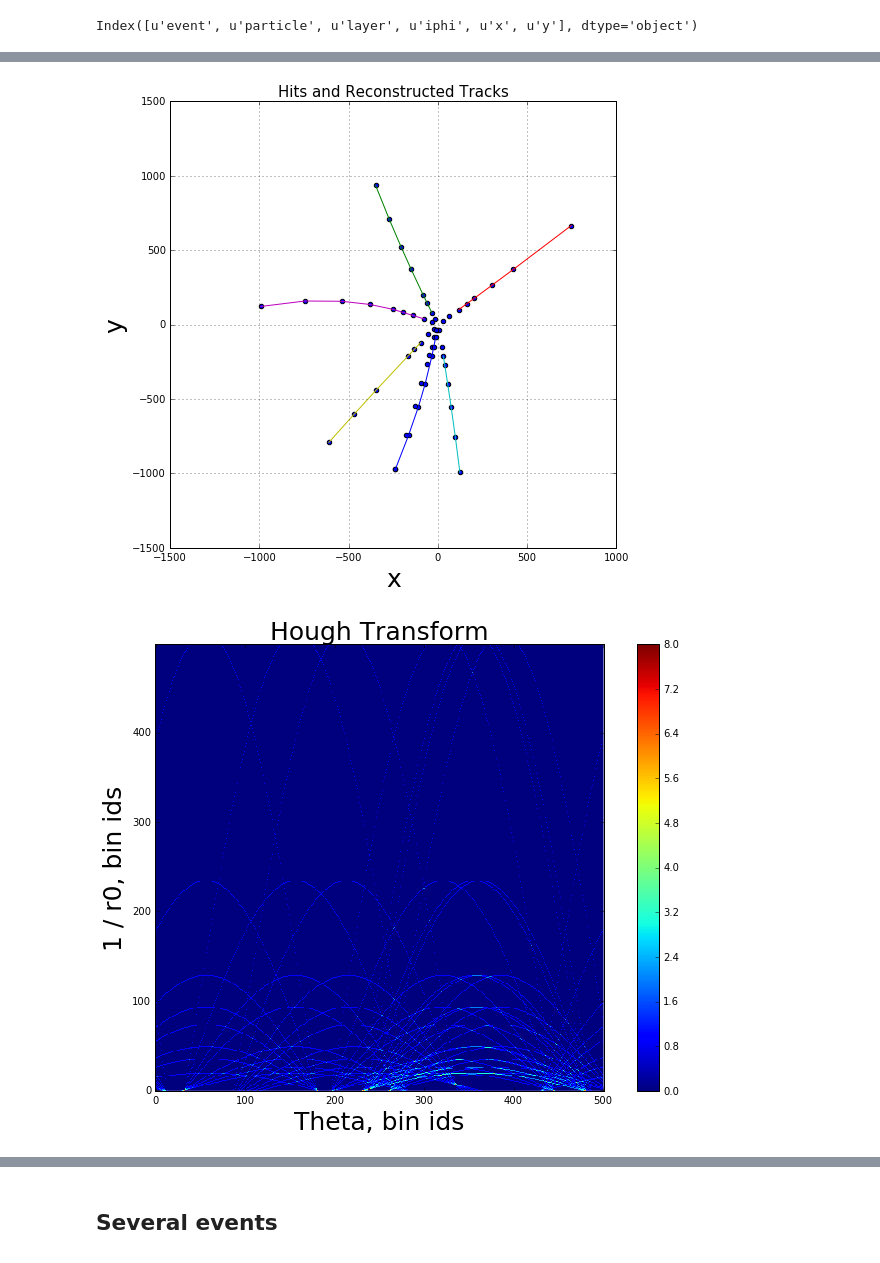
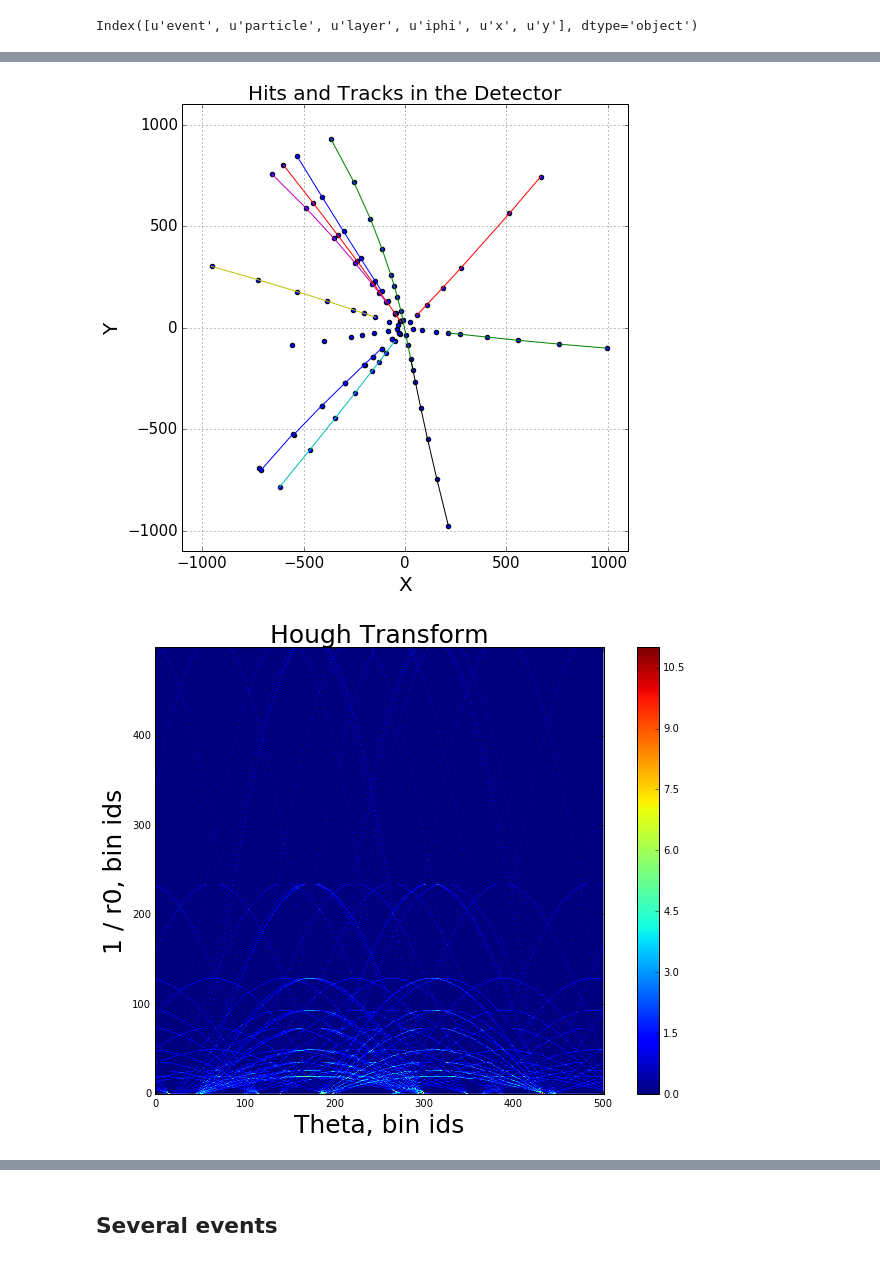
Before and after one commit to amitabhyadav/TrackML2DBaseline, a Jupyter notebook: 1_hough_transform.ipynb, the cells around one changed output, grey strips where cells are left out. Saved outputs shown, nothing was run; the diff lists cells and outputs as text; code cells hidden in the pictures.

```diff
--- a/1_hough_transform.ipynb
+++ b/1_hough_transform.ipynb
@@ -55,7 +75,7 @@ This section demonstrates the track pattern recognition method using Hough Trans
 # %% [markdown]
 ## One event
 # %%
-toy_event_id = 0
+toy_event_id = 7
 event = data[data.event.values == toy_event_id]
 
 X_event = event[[u'event', u'layer', u'iphi', u'x', u'y']].values
@@ -83,23 +103,27 @@ Wall time: 84.1 ms
 # %%
 plt.figure(figsize=(8,8))
 plt.scatter(event.x.values, event.y.values)
 
 for lab in numpy.unique(y_reco[y_reco != -1]):
 
     xs = event.x.values[y_reco == lab]
     ys = event.y.values[y_reco == lab]
 
     sort_inds = xs.argsort()
 
     plt.plot(xs[sort_inds], ys[sort_inds])
 
-plt.title("Hits and Reconstructed Tracks", size=15)
-plt.xlabel("x", size=25)
-plt.ylabel("y", size=25)
+plt.title("Hits and Tracks in the Detector", size=20)
+plt.xlabel("X", size=20)
+plt.ylabel("Y", size=20)
+plt.xticks(size=15)
+plt.yticks(size=15)
+plt.xlim(-1100, 1100)
+plt.ylim(-1100, 1100)
 plt.grid(b=1)
 plt.show()
 # %% [output]
-[figure, old version]
+[figure, new version]
 # %%
 plt.figure(figsize=(12,8))
 plt.imshow(matrix_hough.T, interpolation='none', origin='lower')
@@ -109,7 +133,7 @@ plt.ylabel("1 / r0, bin ids", size=25)
 plt.colorbar()
 plt.show()
 # %% [output]
-[figure, old version]
+[figure, new version]
 # %%
 print "List of tracks. A track is a list of hit indexes. One hit can belong to several recognized tracks."
 track_inds
```
Also changed, not shown: parts of 6 cells of this notebook, 6 other files.
